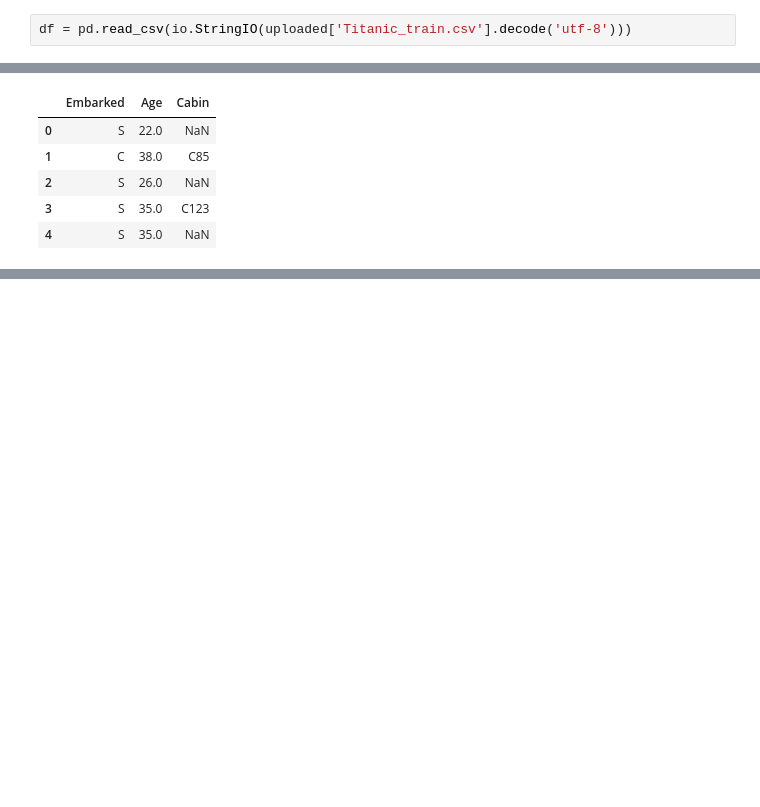
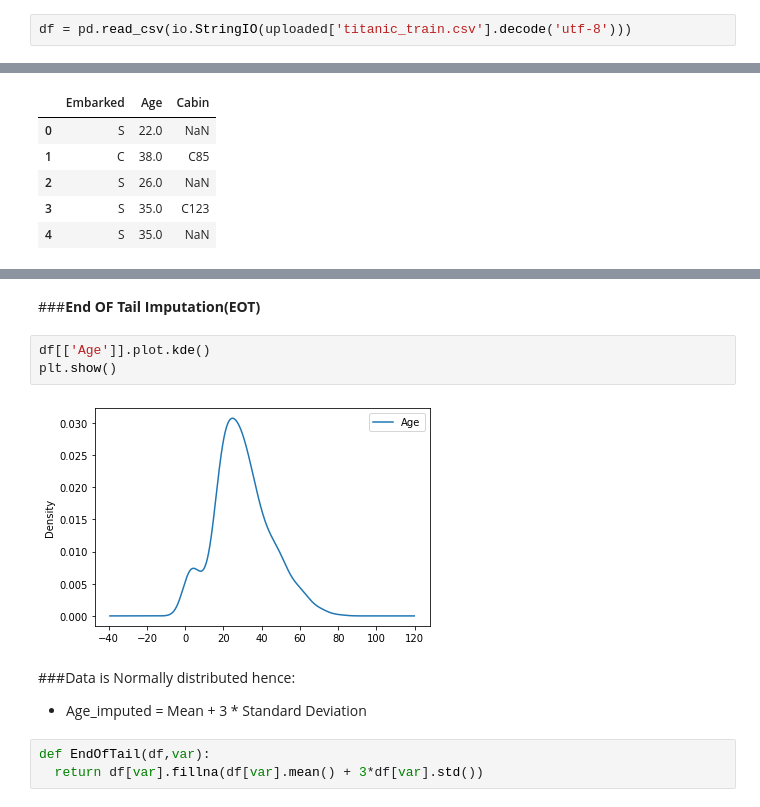
Before and after one commit to Suddhaswatta/Missing-Data-Imputation, a Jupyter notebook: Titanic_Missing_Explanatory_Data_Analysis.ipynb, the cells around one changed output, grey strips where cells are left out. Saved outputs shown, nothing was run; the diff lists cells and outputs as text; blank space fills up the shorter version.

```diff
--- a/Titanic_Missing_Explanatory_Data_Analysis.ipynb
+++ b/Titanic_Missing_Explanatory_Data_Analysis.ipynb
@@ -14,5 +15,5 @@ Saving Titanic_train.csv to Titanic_train.csv
 # %%
-df = pd.read_csv(io.StringIO(uploaded['Titanic_train.csv'].decode('utf-8')))
+df = pd.read_csv(io.StringIO(uploaded['titanic_train.csv'].decode('utf-8')))
 # %%
 df.head()
 # %% [output]
@@ -105,0 +172,13 @@ missing_cat_var=[var for var in df_missing.columns if np.dtype(df[var])=='O']
+# %% [markdown]
+###**End OF Tail Imputation(EOT)**
+# %%
+df[['Age']].plot.kde()
+plt.show()
+# %% [output]
+[figure, added]
+# %% [markdown]
+###Data is Normally distributed hence:
+ * Age_imputed = Mean + 3 * Standard Deviation
+# %%
+def EndOfTail(df,var):
+  return df[var].fillna(df[var].mean() + 3*df[var].std())
```
Also changed, not shown: parts of 18 cells of this notebook.
